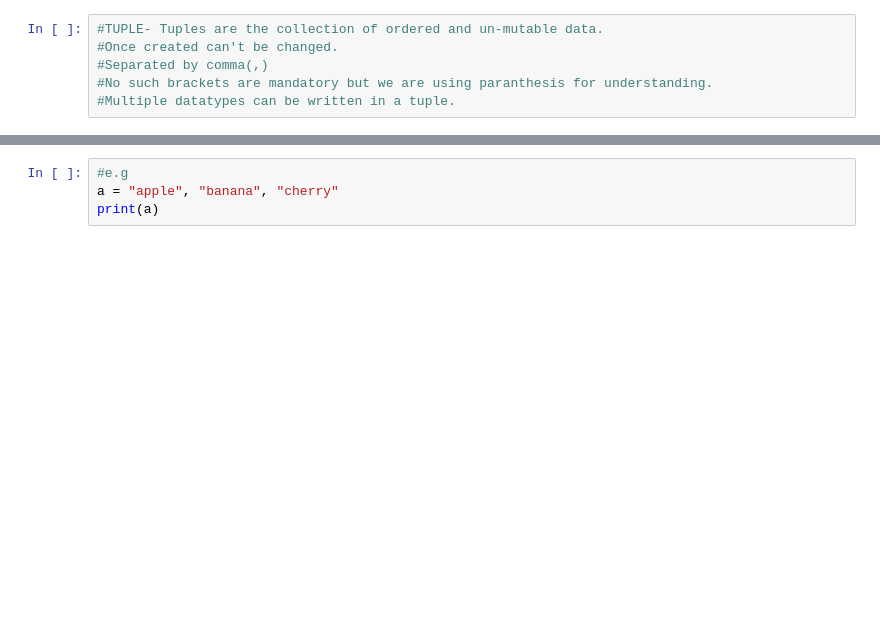
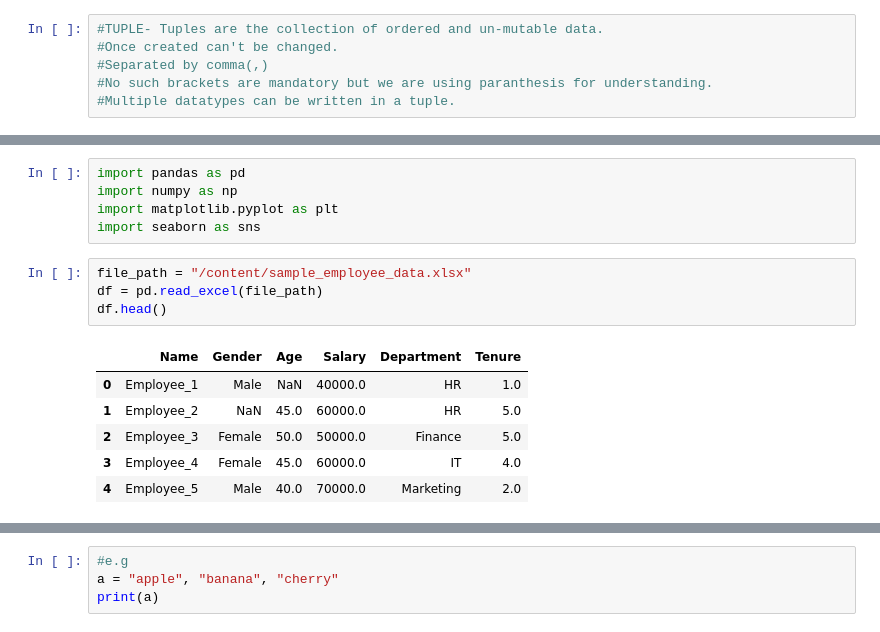
Before and after one commit to Jatingpt/Python-tuple-sets-and-etc., a Jupyter notebook: Python practice 1.ipynb, the cells around one changed output, grey strips where cells are left out. Saved outputs shown, nothing was run; the diff lists cells and outputs as text; blank space fills up the shorter version.

```diff
--- a/Python practice 1.ipynb
+++ b/Python practice 1.ipynb
@@ -8,0 +190,16 @@
+# %%
+import pandas as pd
+import numpy as np
+import matplotlib.pyplot as plt
+import seaborn as sns
+# %%
+file_path = "/content/sample_employee_data.xlsx"
+df = pd.read_excel(file_path)
+df.head()
+# %% [output]
+|  | Name | Gender | Age | Salary | Department | Tenure |
+| 0 | Employee_1 | Male | NaN | 40000.0 | HR | 1.0 |
+| 1 | Employee_2 | NaN | 45.0 | 60000.0 | HR | 5.0 |
+| 2 | Employee_3 | Female | 50.0 | 50000.0 | Finance | 5.0 |
+| 3 | Employee_4 | Female | 45.0 | 60000.0 | IT | 4.0 |
+| 4 | Employee_5 | Male | 40.0 | 70000.0 | Marketing | 2.0 |
```
Also changed, not shown: parts of 28 cells of this notebook.
